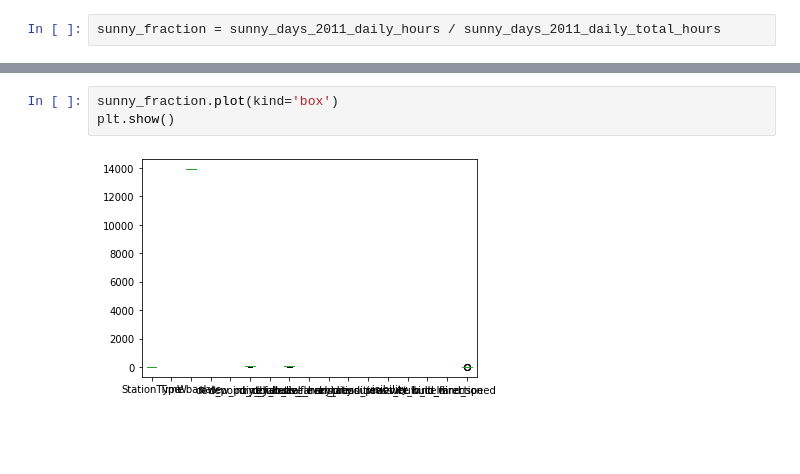
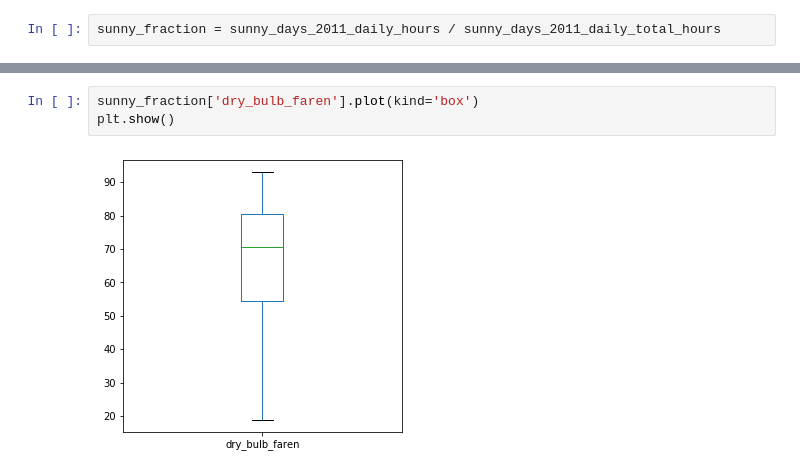
Before and after one commit to SurajKande/python-pandas, a Jupyter notebook: time_series_case_study_austin_weather.ipynb, the cells around one changed output, grey strips where cells are left out. Drawn from its saved outputs; the diff is of its cells as text; blank space fills up the shorter version.

```diff
--- a/time_series_case_study_austin_weather.ipynb
+++ b/time_series_case_study_austin_weather.ipynb
@@ -659,7 +679,7 @@ sunny_fraction.head()
 | 2011-01-04 | NaN | NaN | NaN | NaN | NaN | NaN | NaN | NaN | ... |
 | 2011-01-05 | 12.0 | NaN | 13904.0 | NaN | NaN | 29.000000 | NaN | 35.000000 | ... |
 # %%
-sunny_fraction.plot(kind='box')
+sunny_fraction['dry_bulb_faren'].plot(kind='box')
 plt.show()
 # %% [output]
-[figure, old version]
+[figure, new version]
```
Also changed, not shown: parts of 2 cells of this notebook.
